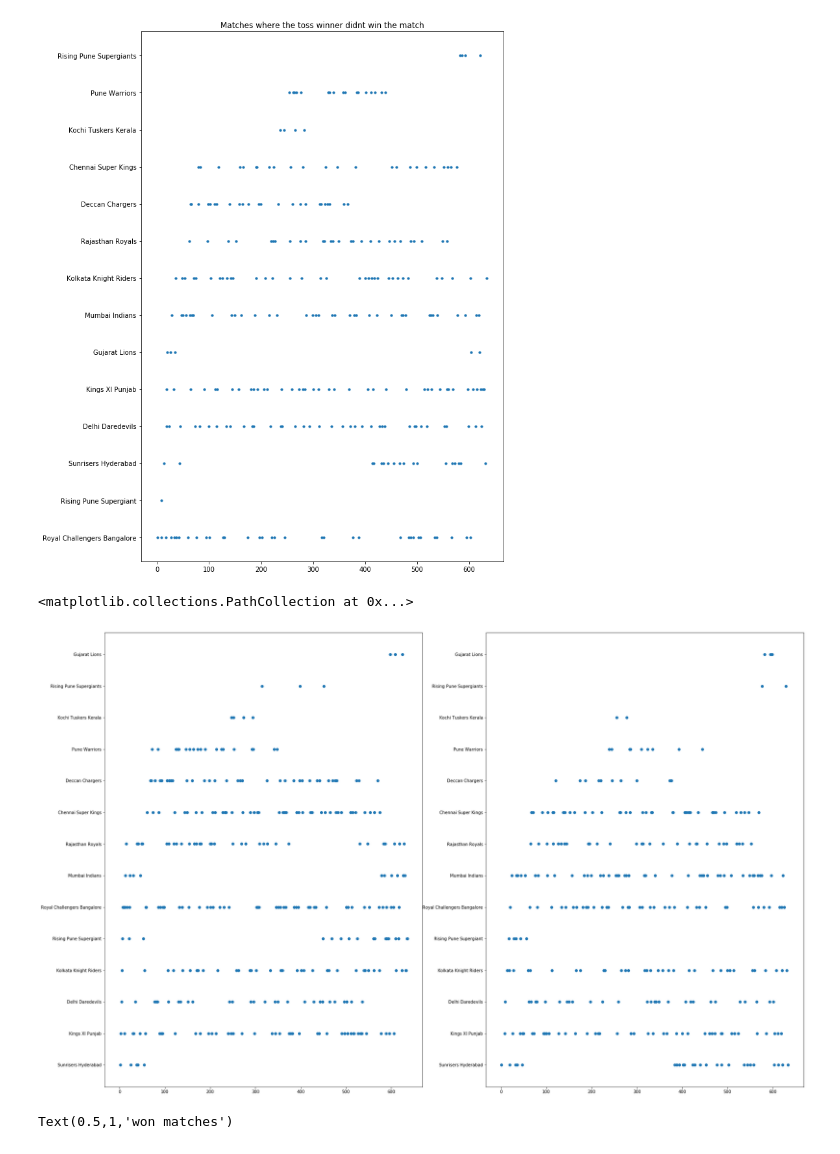
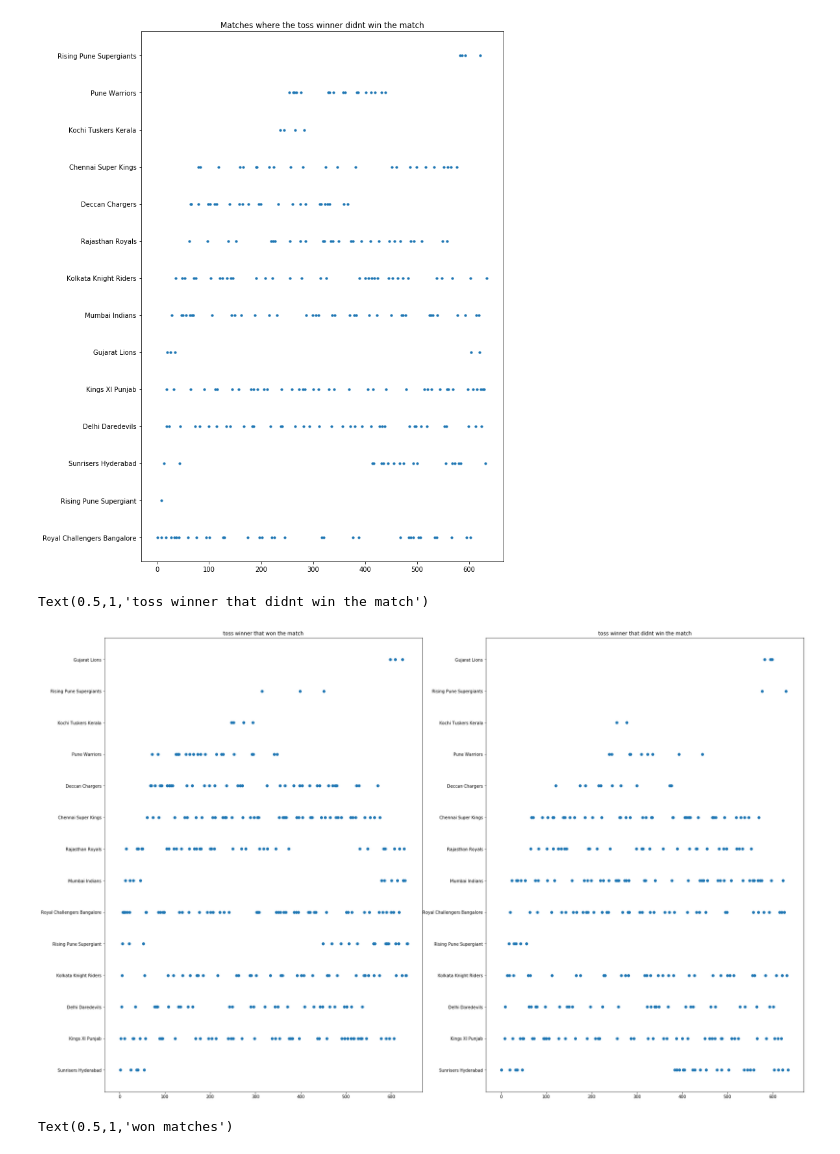
Before and after one commit to vatsal-M/IPL, a Jupyter notebook: IPL .ipynb, the cells around one changed output. Drawn from its saved outputs; the diff is of its cells as text; code cells hidden in the pictures.

```diff
--- a/IPL .ipynb
+++ b/IPL .ipynb
@@ -151,12 +151,14 @@ Text(0.5,1,'Matches where the toss winner didnt win the match')
 # %%
 plt.figure(figsize=(30,20))
 ax1=plt.subplot(1,2,1)
 plt.scatter(df['id'],df['toss_winner'])
+ax1.set_title('toss winner that won the match')
 ax2=plt.subplot(1,2,2,sharex=ax1,sharey=ax1)
 plt.scatter(df2['id'],df2['winner'])
+ax2.set_title('toss winner that didnt win the match')
 # %% [output]
-<matplotlib.collections.PathCollection at 0x...>
+Text(0.5,1,'toss winner that didnt win the match')
-[figure, old version]
+[figure, new version]
 # %%
 fig, ((ax4,ax3),(ax2,ax1))=plt.subplots(2,2,sharex=True,sharey=True,figsize=(30,20))
 ax4.scatter(df['id'],df['toss_winner'])
```
